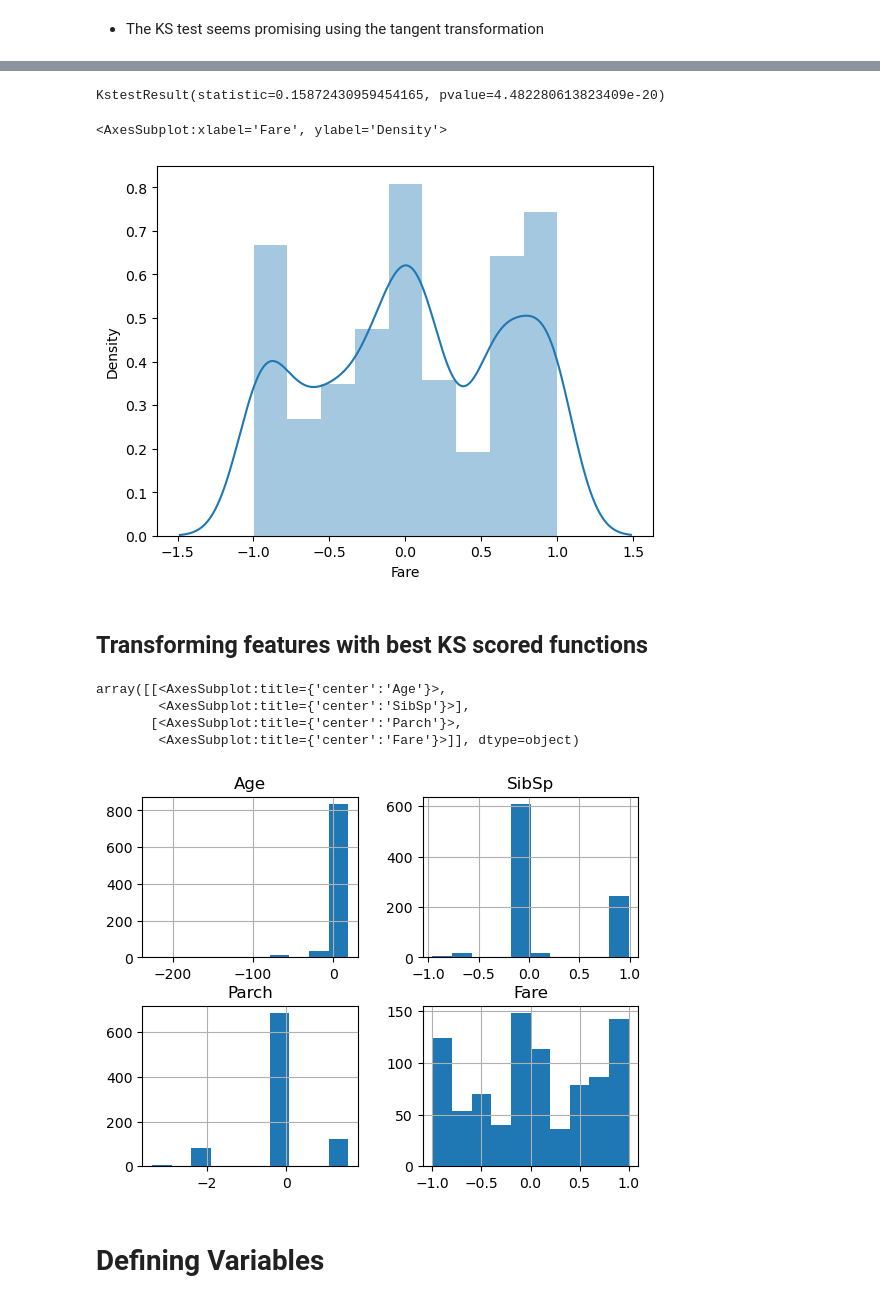
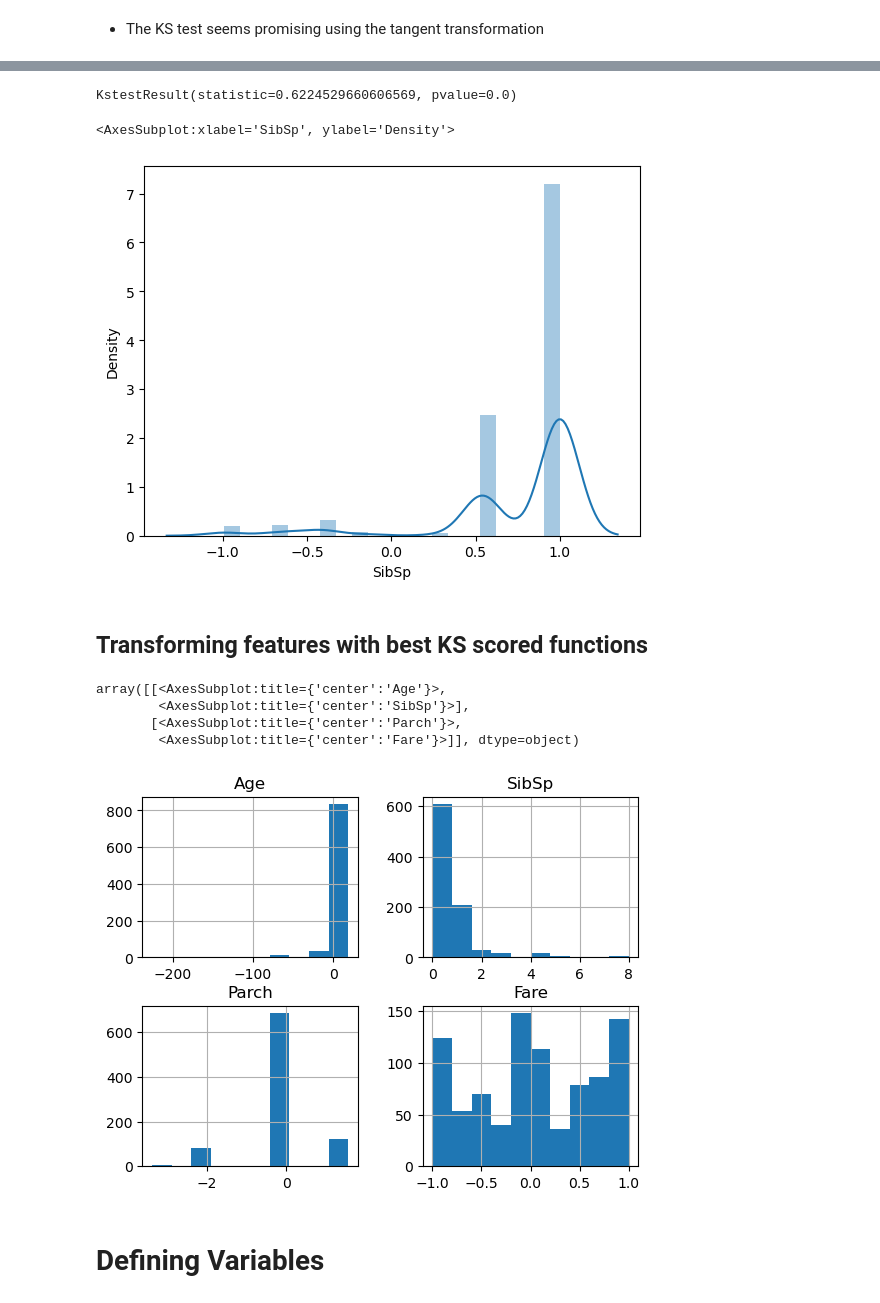
Before and after one commit to cruz-marco/titanic_kaggle, a Jupyter notebook: titanic-run.ipynb, the cells around one changed output, grey strips where cells are left out. Drawn from its saved outputs; the diff is of its cells as text; code cells hidden in the pictures.

```diff
--- a/titanic-run.ipynb
+++ b/titanic-run.ipynb
@@ -379,7 +379,7 @@ memory usage: 106.8+ KB
 # %% [markdown]
 - Checking similarities to the standard distribution
 # %%
-numeric_vars = ['Age', 'SibSp', 'Parch', 'Fare']
+numeric_vars = ['Age', 'Parch', 'Fare', 'SibSp']
 
 for var in numeric_vars:
     stats, pvalue = kstest(train[var], cdf='norm')
@@ -436,30 +436,30 @@ fare = np.cos(train[numeric_vars[3]]) #cos
 display(kstest(fare, cdf='norm'))
 sns.distplot(fare)
 # %% [output]
-KstestResult(statistic=0.15872430959454165, pvalue=4.482280613823409e-20)
+KstestResult(statistic=0.6224529660606569, pvalue=0.0)
-<AxesSubplot:xlabel='Fare', ylabel='Density'>
+<AxesSubplot:xlabel='SibSp', ylabel='Density'>
-[figure, old version]
+[figure, new version]
 # %% [markdown]
 ## Transforming features with best KS scored functions
 # %%
 X_transf_nums = pd.DataFrame()
 X_transf_nums['Age'] = train['Age'].apply(np.tan)
-X_transf_nums['SibSp'] =  train['SibSp'].apply(np.sin)
+X_transf_nums['SibSp'] =  train['SibSp']
 X_transf_nums['Parch'] = train['Parch'].apply(np.tan)
 X_transf_nums['Fare'] = train['Fare'].apply(np.cos)
 
 #---------------------------------------------------------------------------
 
 """ptrans = PowerTransformer(standardize=False)
 X_transf_nums = pd.DataFrame(ptrans.fit_transform(train[numeric_vars]), columns=numeric_vars)"""
 
 X_transf_nums.hist()
 # %% [output]
 array([[<AxesSubplot:title={'center':'Age'}>,
         <AxesSubplot:title={'center':'SibSp'}>],
        [<AxesSubplot:title={'center':'Parch'}>,
         <AxesSubplot:title={'center':'Fare'}>]], dtype=object)
-[figure, old version]
+[figure, new version]
 # %% [markdown]
 # Defining Variables
 # %%
```
Also changed, not shown: parts of 22 cells of this notebook.
